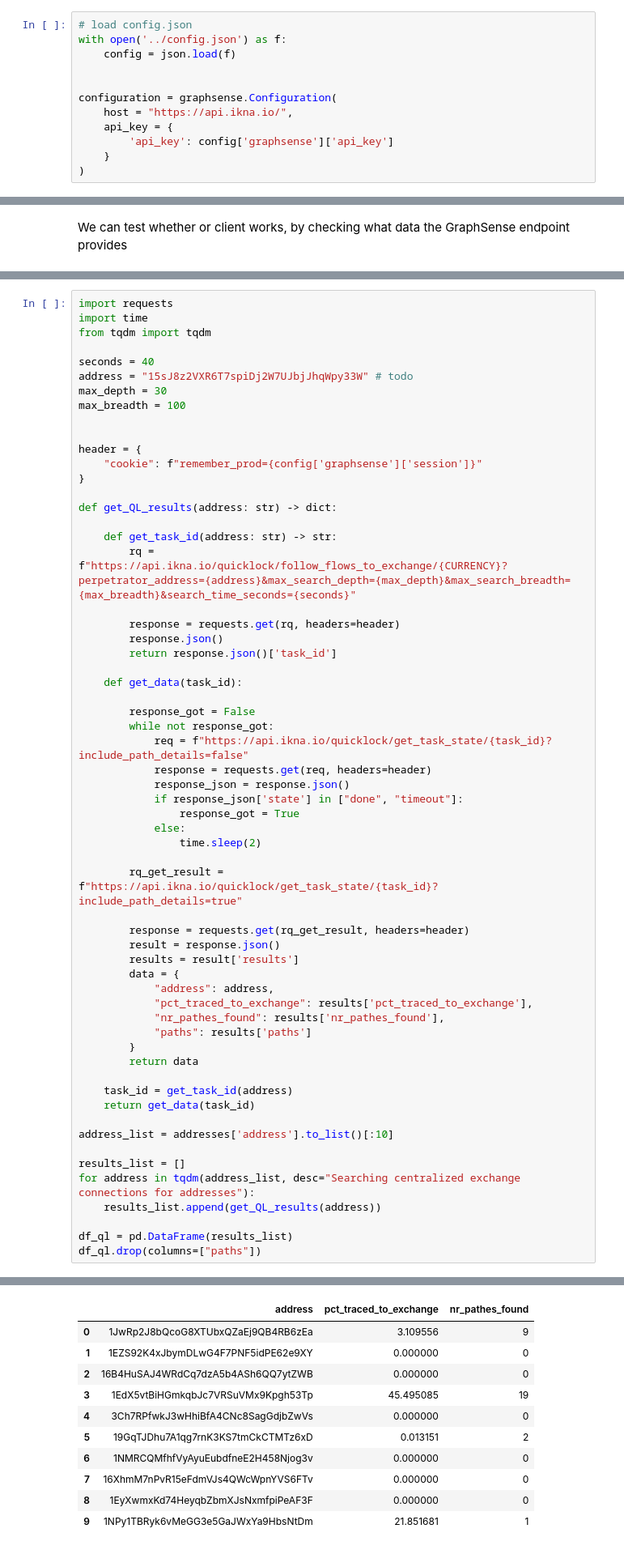
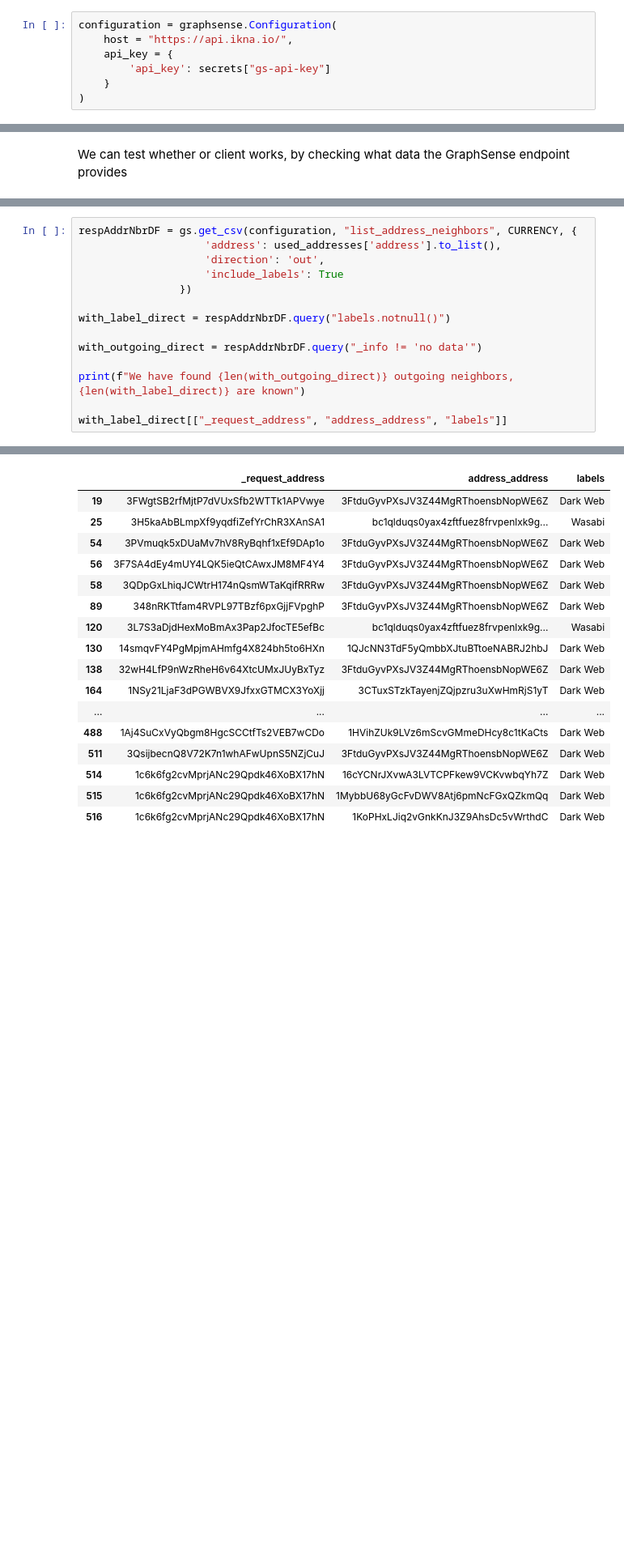
Before and after one commit to iknaio/iknaio-api-tutorial, a Jupyter notebook: standalone/05_alice_dwm.ipynb, the cells around one changed output, grey strips where cells are left out. Shown: that part at 81% size. Saved outputs shown, nothing was run; the diff lists cells and outputs as text; blank space fills up the shorter version.

```diff
--- a/standalone/05_alice_dwm.ipynb
+++ b/standalone/05_alice_dwm.ipynb
@@ -36,12 +127,7 @@ Requirement already satisfied: six>=1.5 in /home/tom/anaconda3/envs/iknaio-api-t
 # %%
-# load config.json
-with open('../config.json') as f:
-    config = json.load(f)
-
-
 configuration = graphsense.Configuration(
     host = "https://api.ikna.io/",
     api_key = {
-        'api_key': config['graphsense']['api_key']
+        'api_key': secrets["gs-api-key"]
     }
 )
@@ -143,61 +172,15 @@ print(f"{len(respAddrDF)} addresses received {sum(respAddrDF['total_received_usd
 # %%
-import requests
-import time
-from tqdm import tqdm
+respAddrNbrDF = gs.get_csv(configuration, "list_address_neighbors", CURRENCY, {
+                    'address': used_addresses['address'].to_list(),
+                    'direction': 'out',
+                    'include_labels': True
+                })
 
-seconds = 40
-address = "15sJ8z2VXR6T7spiDj2W7UJbjJhqWpy33W" # todo
-max_depth = 30
-max_breadth = 100
+with_label_direct = respAddrNbrDF.query("labels.notnull()")
 
+with_outgoing_direct = respAddrNbrDF.query("_info != 'no data'")
 
-header = {
-    "cookie": f"remember_prod={config['graphsense']['session']}"
-}
+print(f"We have found {len(with_outgoing_direct)} outgoing neighbors, {len(with_label_direct)} are known")
 
-def get_QL_results(address: str) -> dict:
-
-    def get_task_id(address: str) -> str:
-        rq = f"https://api.ikna.io/quicklock/follow_flows_to_exchange/{CURRENCY}?perpetrator_address={address}&max_search_depth={max_depth}&max_search_breadth={max_breadth}&search_time_seconds={seconds}"
-
-        response = requests.get(rq, headers=header)
-        response.json()
-        return response.json()['task_id']
-
-    def get_data(task_id):
-
-        response_got = False
-        while not response_got:
-            req = f"https://api.ikna.io/quicklock/get_task_state/{task_id}?include_path_details=false"
-            response = requests.get(req, headers=header)
-            response_json = response.json()
-            if response_json['state'] in ["done", "timeout"]:
-                response_got = True
-            else:
-                time.sleep(2)
-
-        rq_get_result = f"https://api.ikna.io/quicklock/get_task_state/{task_id}?include_path_details=true"
-
-        response = requests.get(rq_get_result, headers=header)
-        result = response.json()
-        results = result['results']
-        data = {
-            "address": address,
-            "pct_traced_to_exchange": results['pct_traced_to_exchange'],
-            "nr_pathes_found": results['nr_pathes_found'],
-            "paths": results['paths']
-        }
-        return data
-
-    task_id = get_task_id(address)
-    return get_data(task_id)
-
-address_list = addresses['address'].to_list()[:10]
-
-results_list = []
-for address in tqdm(address_list, desc="Searching centralized exchange connections for addresses"):
-    results_list.append(get_QL_results(address))
-
-df_ql = pd.DataFrame(results_list)
-df_ql.drop(columns=["paths"])
+with_label_direct[["_request_address", "address_address", "labels"]]
 # %% [output]
@@ -204,11 +188,17 @@ df_ql.drop(columns=["paths"])
-|  | address | pct_traced_to_exchange | nr_pathes_found |
-| 0 | 1JwRp2J8bQcoG8XTUbxQZaEj9QB4RB6zEa | 3.109556 | 9 |
-| 1 | 1EZS92K4xJbymDLwG4F7PNF5idPE62e9XY | 0.000000 | 0 |
-| 2 | 16B4HuSAJ4WRdCq7dzA5b4ASh6QQ7ytZWB | 0.000000 | 0 |
-| 3 | 1EdX5vtBiHGmkqbJc7VRSuVMx9Kpgh53Tp | 45.495085 | 19 |
-| 4 | 3Ch7RPfwkJ3wHhiBfA4CNc8SagGdjbZwVs | 0.000000 | 0 |
-| 5 | 19GqTJDhu7A1qg7rnK3KS7tmCkCTMTz6xD | 0.013151 | 2 |
-| 6 | 1NMRCQMfhfVyAyuEubdfneE2H458Njog3v | 0.000000 | 0 |
-| 7 | 16XhmM7nPvR15eFdmVJs4QWcWpnYVS6FTv | 0.000000 | 0 |
-| 8 | 1EyXwmxKd74HeyqbZbmXJsNxmfpiPeAF3F | 0.000000 | 0 |
-| 9 | 1NPy1TBRyk6vMeGG3e5GaJWxYa9HbsNtDm | 21.851681 | 1 |
+|  | _request_address | address_address | labels |
+| 19 | 3FWgtSB2rfMjtP7dVUxSfb2WTTk1APVwye | 3FtduGyvPXsJV3Z44MgRThoensbNopWE6Z | Dark Web |
+| 25 | 3H5kaAbBLmpXf9yqdfiZefYrChR3XAnSA1 | bc1qlduqs0yax4zftfuez8frvpenlxk9g... | Wasabi |
+| 54 | 3PVmuqk5xDUaMv7hV8RyBqhf1xEf9DAp1o | 3FtduGyvPXsJV3Z44MgRThoensbNopWE6Z | Dark Web |
+| 56 | 3F7SA4dEy4mUY4LQK5ieQtCAwxJM8MF4Y4 | 3FtduGyvPXsJV3Z44MgRThoensbNopWE6Z | Dark Web |
+| 58 | 3QDpGxLhiqJCWtrH174nQsmWTaKqifRRRw | 3FtduGyvPXsJV3Z44MgRThoensbNopWE6Z | Dark Web |
+| 89 | 348nRKTtfam4RVPL97TBzf6pxGjjFVpghP | 3FtduGyvPXsJV3Z44MgRThoensbNopWE6Z | Dark Web |
+| 120 | 3L7S3aDjdHexMoBmAx3Pap2JfocTE5efBc | bc1qlduqs0yax4zftfuez8frvpenlxk9g... | Wasabi |
+| 130 | 14smqvFY4PgMpjmAHmfg4X824bh5to6HXn | 1QJcNN3TdF5yQmbbXJtuBTtoeNABRJ2hbJ | Dark Web |
+| 138 | 32wH4LfP9nWzRheH6v64XtcUMxJUyBxTyz | 3FtduGyvPXsJV3Z44MgRThoensbNopWE6Z | Dark Web |
+| 164 | 1NSy21LjaF3dPGWBVX9JfxxGTMCX3YoXjj | 3CTuxSTzkTayenjZQjpzru3uXwHmRjS1yT | Dark Web |
+| ... | ... | ... | ... |
+| 488 | 1Aj4SuCxVyQbgm8HgcSCCtfTs2VEB7wCDo | 1HVihZUk9LVz6mScvGMmeDHcy8c1tKaCts | Dark Web |
+| 511 | 3QsijbecnQ8V72K7n1whAFwUpnS5NZjCuJ | 3FtduGyvPXsJV3Z44MgRThoensbNopWE6Z | Dark Web |
+| 514 | 1c6k6fg2cvMprjANc29Qpdk46XoBX17hN | 16cYCNrJXvwA3LVTCPFkew9VCKvwbqYh7Z | Dark Web |
+| 515 | 1c6k6fg2cvMprjANc29Qpdk46XoBX17hN | 1MybbU68yGcFvDWV8Atj6pmNcFGxQZkmQq | Dark Web |
+| 516 | 1c6k6fg2cvMprjANc29Qpdk46XoBX17hN | 1KoPHxLJiq2vGnkKnJ3Z9AhsDc5vWrthdC | Dark Web |
```
Also changed, not shown: parts of 38 cells of this notebook, 2 other files.
